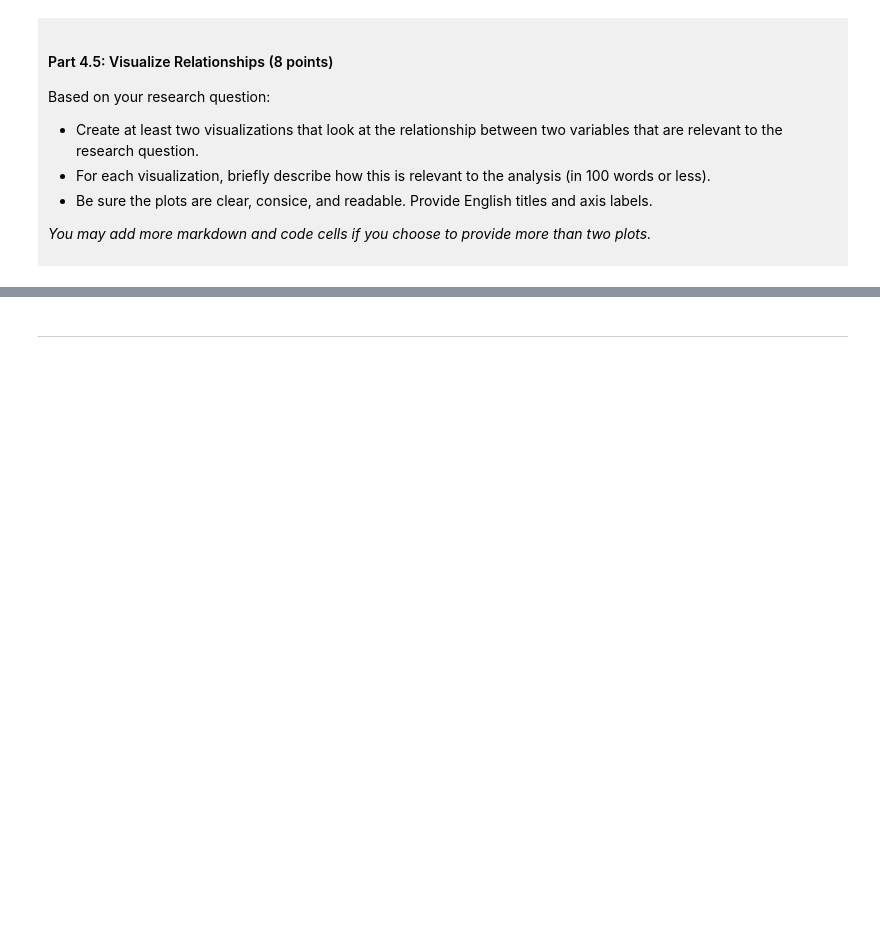
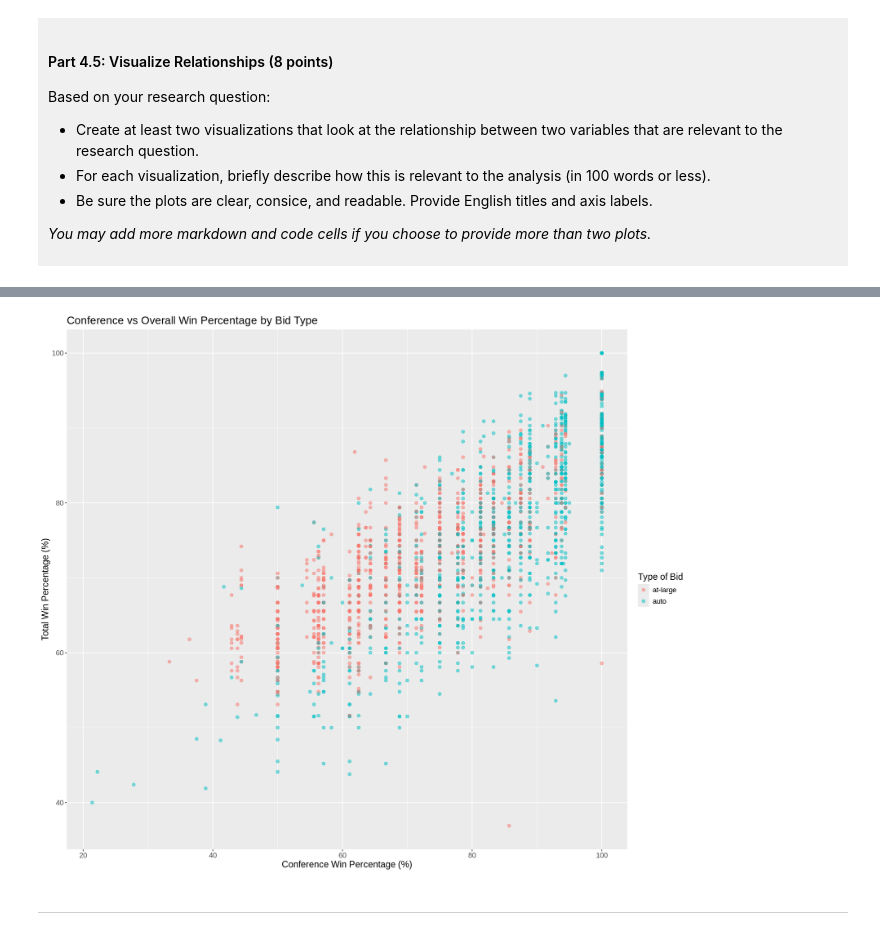
Before and after one commit to ngholipo/dsci-100-project-niki-gholipour, a Jupyter notebook: dsci-100-project-notebook.ipynb, the cells around one changed output, grey strips where cells are left out. Cells and saved outputs as stored; diff of their text form; code cells hidden in the pictures; blank space fills up the shorter version.

```diff
--- a/dsci-100-project-notebook.ipynb
+++ b/dsci-100-project-notebook.ipynb
@@ -334,5 +415,14 @@ Visualization 2: %%% EDIT THIS MARKDOWN CELL%%%
 # %%
 ### EDIT THIS CODE CELL FOR VISUALIZATION 2###
+# Visualization 2: Conference win percentage vs total win percentage, coloured by bid type
+options(repr.plot.width = 14, repr.plot.height = 12)
+scatter_plot <- ggplot(tournament_tidy, aes(x = conf_wins_pct, y = total_wins_pct, color = bid)) +
+    geom_point(alpha = 0.5, size = 2) +
+    labs(title = "Conference vs Overall Win Percentage by Bid Type", x = "Conference Win Percentage (%)", y = "Total Win Percentage (%)", color = "Type of Bid") +
+    theme(text = element_text(size = 14))
+scatter_plot
+# %% [output]
+[figure, added]
 # %% [markdown]
 ------
 # %% [markdown]
```
Also changed, not shown: parts of 10 cells of this notebook.
